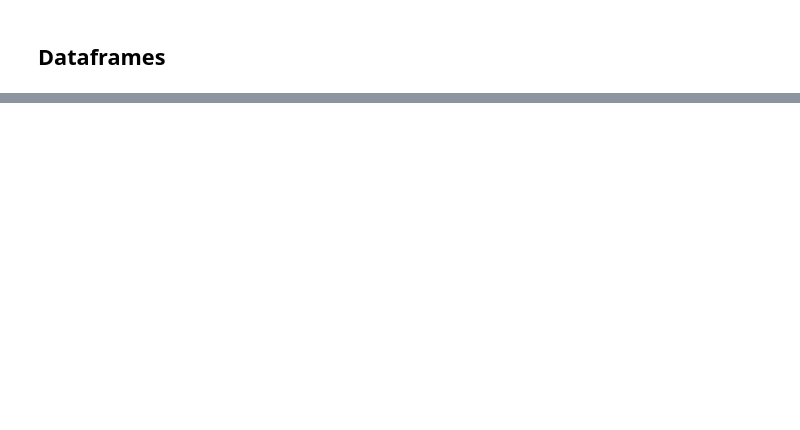
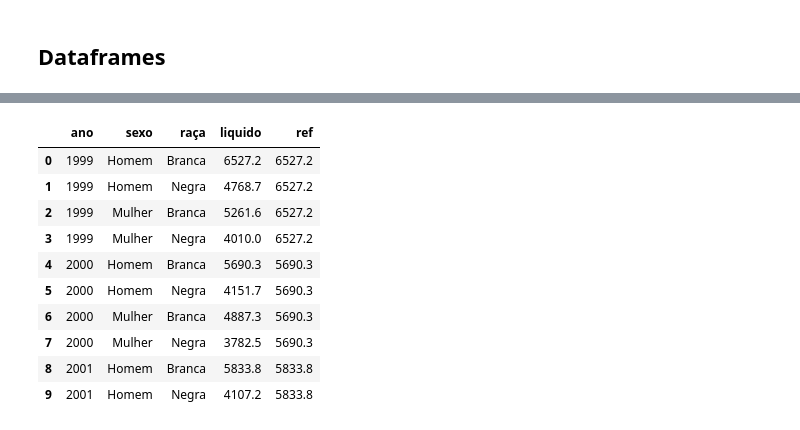
Before and after one commit to tecMTST/tutorial-de-dados, a Jupyter notebook: 03_introducao-basica/40_introducao-ao-pandas.ipynb, the cells around one changed output, grey strips where cells are left out. Cells and saved outputs as stored; diff of their text form; code cells hidden in the pictures; blank space fills up the shorter version.

```diff
--- a/03_introducao-basica/40_introducao-ao-pandas.ipynb
+++ b/03_introducao-basica/40_introducao-ao-pandas.ipynb
@@ -375,0 +725,17 @@ pl.show()
+# %%
+# Juntando uma série (ou outro DataFrame) a um DataFrame:
+aprimorada_df = salario_df.join(remuneracao_ref, on='ano', how='left')
+# Visualização:
+aprimorada_df.head(10)
+# %% [output]
+|  | ano | sexo | raça | liquido | ref |
+| 0 | 1999 | Homem | Branca | 6527.2 | 6527.2 |
+| 1 | 1999 | Homem | Negra | 4768.7 | 6527.2 |
+| 2 | 1999 | Mulher | Branca | 5261.6 | 6527.2 |
+| 3 | 1999 | Mulher | Negra | 4010.0 | 6527.2 |
+| 4 | 2000 | Homem | Branca | 5690.3 | 5690.3 |
+| 5 | 2000 | Homem | Negra | 4151.7 | 5690.3 |
+| 6 | 2000 | Mulher | Branca | 4887.3 | 5690.3 |
+| 7 | 2000 | Mulher | Negra | 3782.5 | 5690.3 |
+| 8 | 2001 | Homem | Branca | 5833.8 | 5833.8 |
+| 9 | 2001 | Homem | Negra | 4107.2 | 5833.8 |
```
Also changed, not shown: parts of 65 cells of this notebook, 3 other files.
